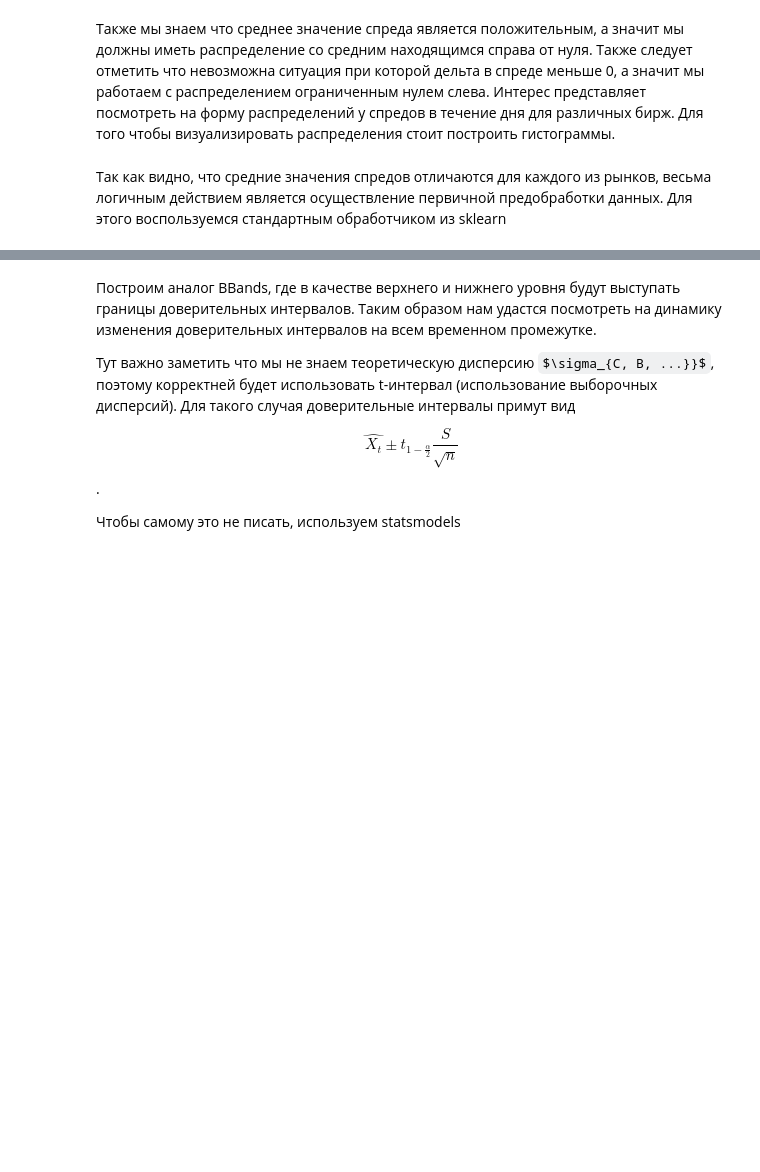
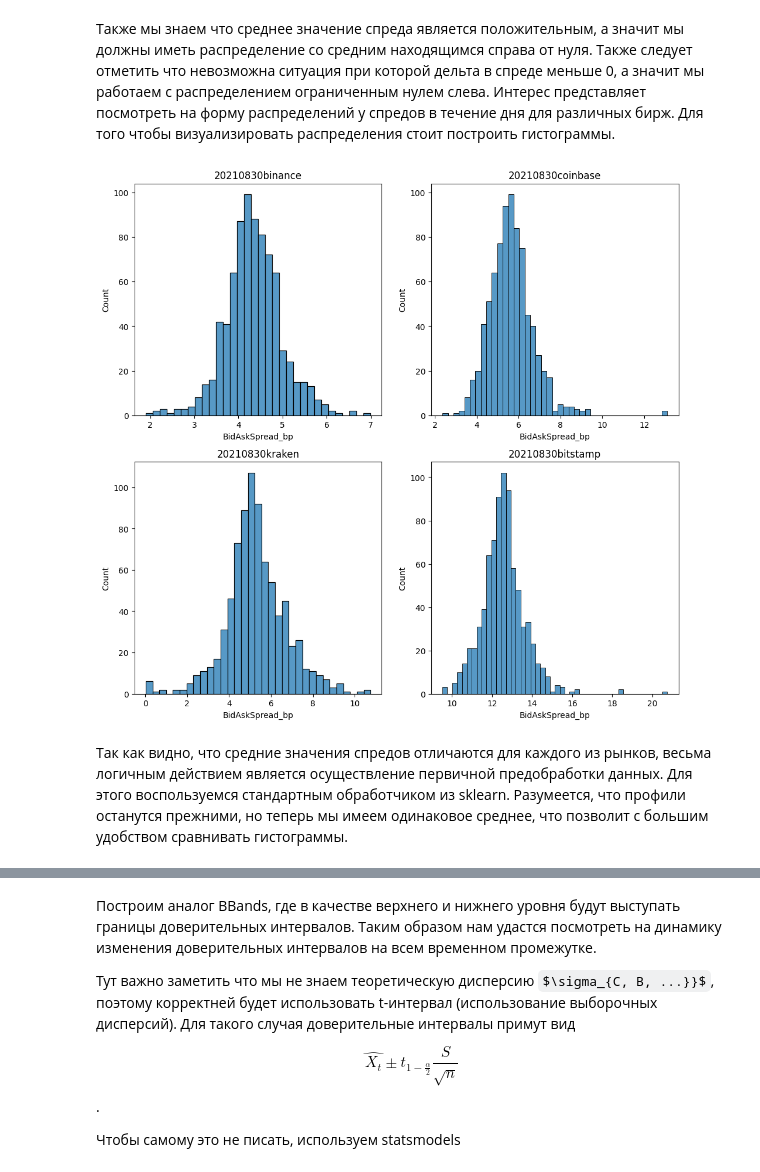
Before and after one commit to Molozey/MiptStatsMethods, a Jupyter notebook: SpreadsTask/Solution.ipynb, the cells around one changed output, grey strips where cells are left out. Drawn from its saved outputs; the diff is of its cells as text; code cells hidden in the pictures; some formulas as TeX source; blank space fills up the shorter version.

```diff
--- a/SpreadsTask/Solution.ipynb
+++ b/SpreadsTask/Solution.ipynb
@@ -12,4 +37,13 @@ from statsmodels.stats.weightstats import _tconfint_generic
 # %% [markdown]
 Также мы знаем что среднее значение спреда является положительным, а значит мы должны иметь распределение со средним находящимся справа от нуля. Также следует отметить что невозможна ситуация при которой дельта в спреде меньше 0, а значит мы работаем с распределением ограниченным нулем слева. Интерес представляет посмотреть на форму распределений у спредов в течение дня для различных бирж. Для того чтобы визуализировать распределения стоит построить гистограммы.
+# %%
+fig, ax = plt.subplots(2, 2, figsize=(12, 8))
+fig.subplots_adjust(left=None, bottom=None, right=None, top=1.2, wspace=None, hspace=None)
+for i, _ in enumerate(data):
+    ax[i // 2, i % 2].set_title(f"{_['name'].iloc[0]}")
+    sns.histplot(_["BidAskSpread_bp"], ax=ax[i // 2, i % 2])
+plt.show()
+# %% [output]
+[figure, added]
 # %% [markdown]
-Так как видно, что средние значения спредов отличаются для каждого из рынков, весьма логичным действием является осуществление первичной предобработки данных. Для этого воспользуемся стандартным обработчиком из sklearn
+Так как видно, что средние значения спредов отличаются для каждого из рынков, весьма логичным действием является осуществление первичной предобработки данных. Для этого воспользуемся стандартным обработчиком из sklearn. Разумеется, что профили останутся прежними, но теперь мы имеем одинаковое среднее, что позволит с большим удобством сравнивать гистограммы.
```
Also changed, not shown: parts of 8 cells of this notebook.
